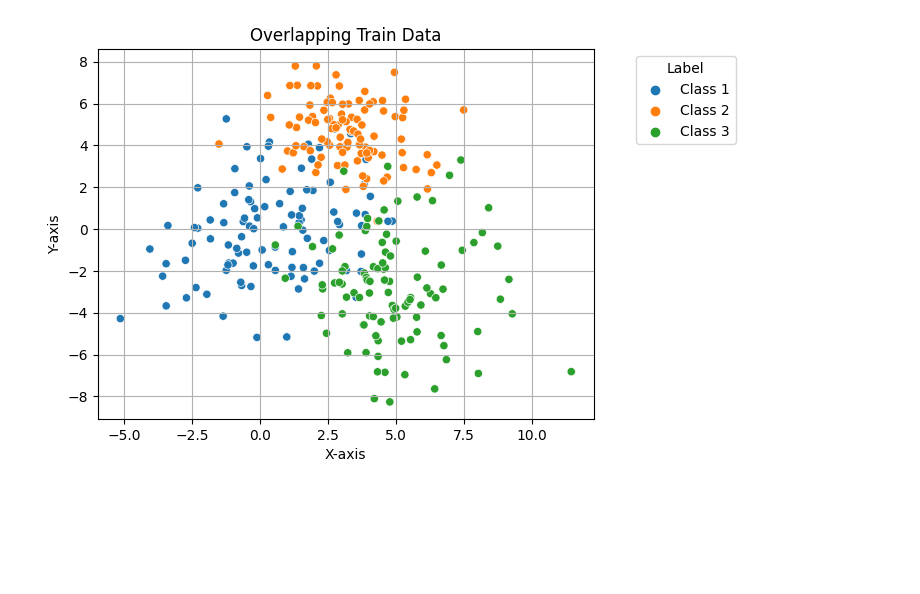
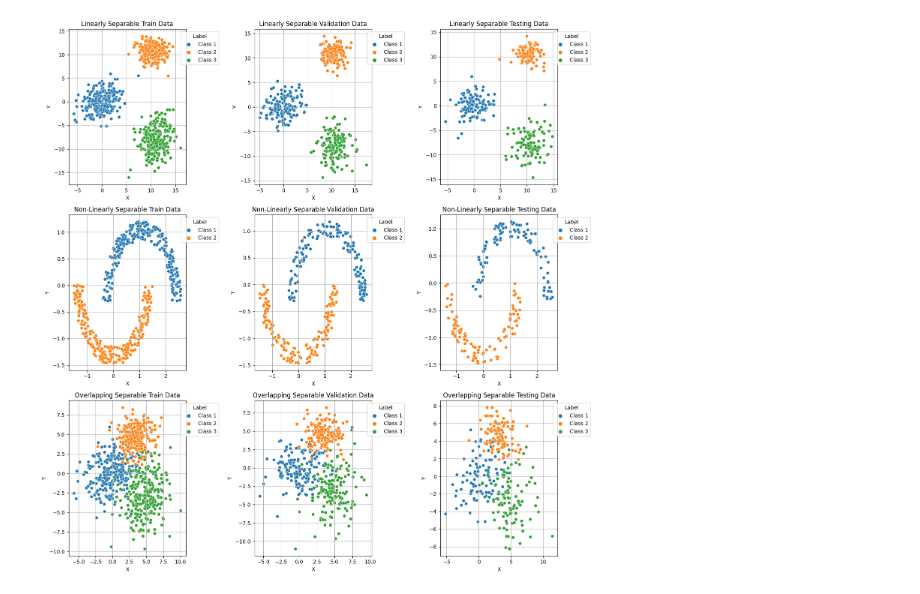
Before and after one commit to darthSoura/IML-Project-1, a Jupyter notebook: data_viz.ipynb, the cells around one changed output. Cells and saved outputs as stored; diff of their text form; code cells hidden in the pictures; blank space fills up the shorter version.

```diff
--- a/data_viz.ipynb
+++ b/data_viz.ipynb
@@ -143,10 +14,0 @@ overlapping_train_df
-# %%
-sns.scatterplot(data = overlapping_test_df, x = 'X', y = 'Y', hue='Label')
-plt.title('Overlapping Train Data')
-plt.xlabel('X-axis')
-plt.ylabel('Y-axis')
-plt.legend(title='Label', loc='upper right', bbox_to_anchor=(1.3, 1))
-plt.grid(True)
-plt.show()
-# %% [output]
-[figure, removed]
@@ -156,0 +15,41 @@ overlapping_train_df.to_csv('overlapping_train_data.csv', index=False)
+# %%
+def show_scatter_plot(dataframe, title, ax):
+    """
+    Display a scatter plot for a DataFrame using Seaborn and Matplotlib.
+
+    Args:
+        dataframe (pd.DataFrame): The DataFrame containing the data.
+        title (str): The title of the scatter plot.
+        ax (matplotlib.axes.Axes): The Axes object to plot on.
+    """
+    sns.scatterplot(data=dataframe, x='X', y='Y', hue='Label', ax=ax)
+    ax.set_title(title)
+    ax.set_xlabel('X')
+    ax.set_ylabel('Y')
+    ax.legend(title='Label', loc='upper right', bbox_to_anchor=(1.3, 1))
+    ax.grid(True);
+# %%
+dfs = [linear_train_df, linear_val_df, linear_test_df,
+       non_linear_train_df, non_linear_val_df, non_linear_test_df,
+       overlapping_train_df, overlapping_val_df, overlapping_test_df]
+
+labels = ['Linearly Separable Train Data',
+'Linearly Separable Validation Data',
+'Linearly Separable Testing Data',
+'Non-Linearly Separable Train Data',
+'Non-Linearly Separable Validation Data',
+'Non-Linearly Separable Testing Data',
+'Overlapping Separable Train Data',
+'Overlapping Separable Validation Data',
+'Overlapping Separable Testing Data']
+
+fig, axes = plt.subplots(nrows=3, ncols=3, figsize=(15, 15))
+for i in range(3):
+    for j in range(3):
+        index = i * 3 + j
+        show_scatter_plot(dfs[index], labels[index], axes[i, j])
+
+plt.tight_layout()
+plt.show();
+# %% [output]
+[figure, added]
```
Also changed, not shown: parts of 8 cells of this notebook, 1 other file.
